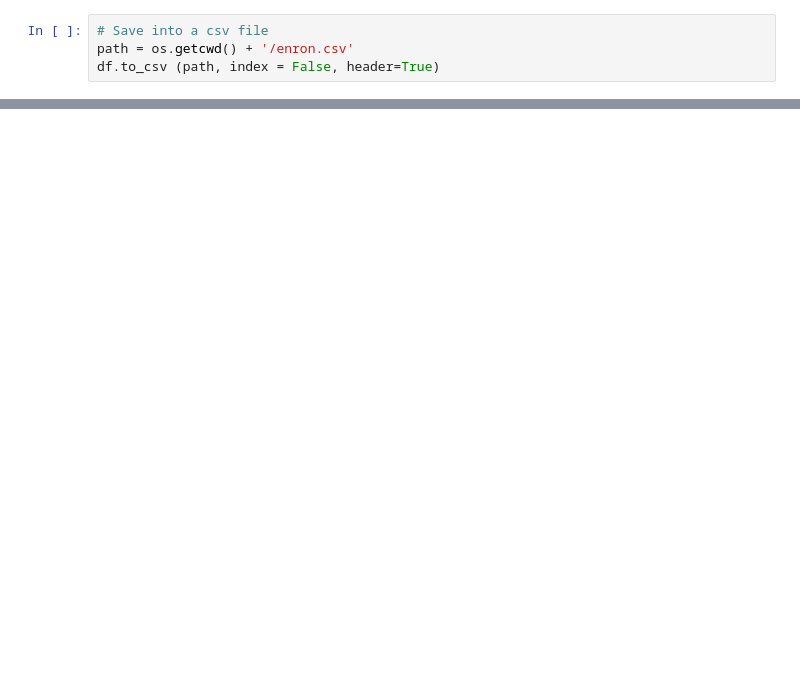
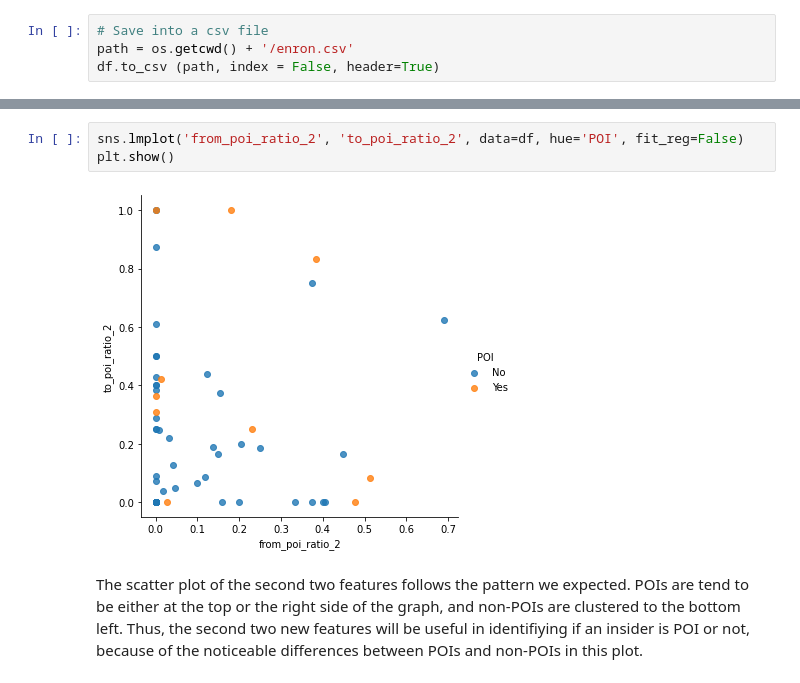
Before and after one commit to mingtao-gao/MACS31300_Final_Project, a Jupyter notebook: Enron_Project.ipynb, the cells around one changed output, grey strips where cells are left out. Drawn from its saved outputs; the diff is of its cells as text; blank space fills up the shorter version.

```diff
--- a/Enron_Project.ipynb
+++ b/Enron_Project.ipynb
@@ -193,0 +250,7 @@ df.to_csv (path, index = False, header=True)
+# %%
+sns.lmplot('from_poi_ratio_2', 'to_poi_ratio_2', data=df, hue='POI', fit_reg=False)
+plt.show()
+# %% [output]
+[figure, added]
+# %% [markdown]
+The scatter plot of the second two features follows the pattern we expected. POIs are tend to be either at the top or the right side of the graph, and non-POIs are clustered to the bottom left. Thus, the second two new features will be useful in identifiying if an insider is POI or not, because of the noticeable differences between POIs and non-POIs in this plot.
```
Also changed, not shown: parts of 16 cells of this notebook.
